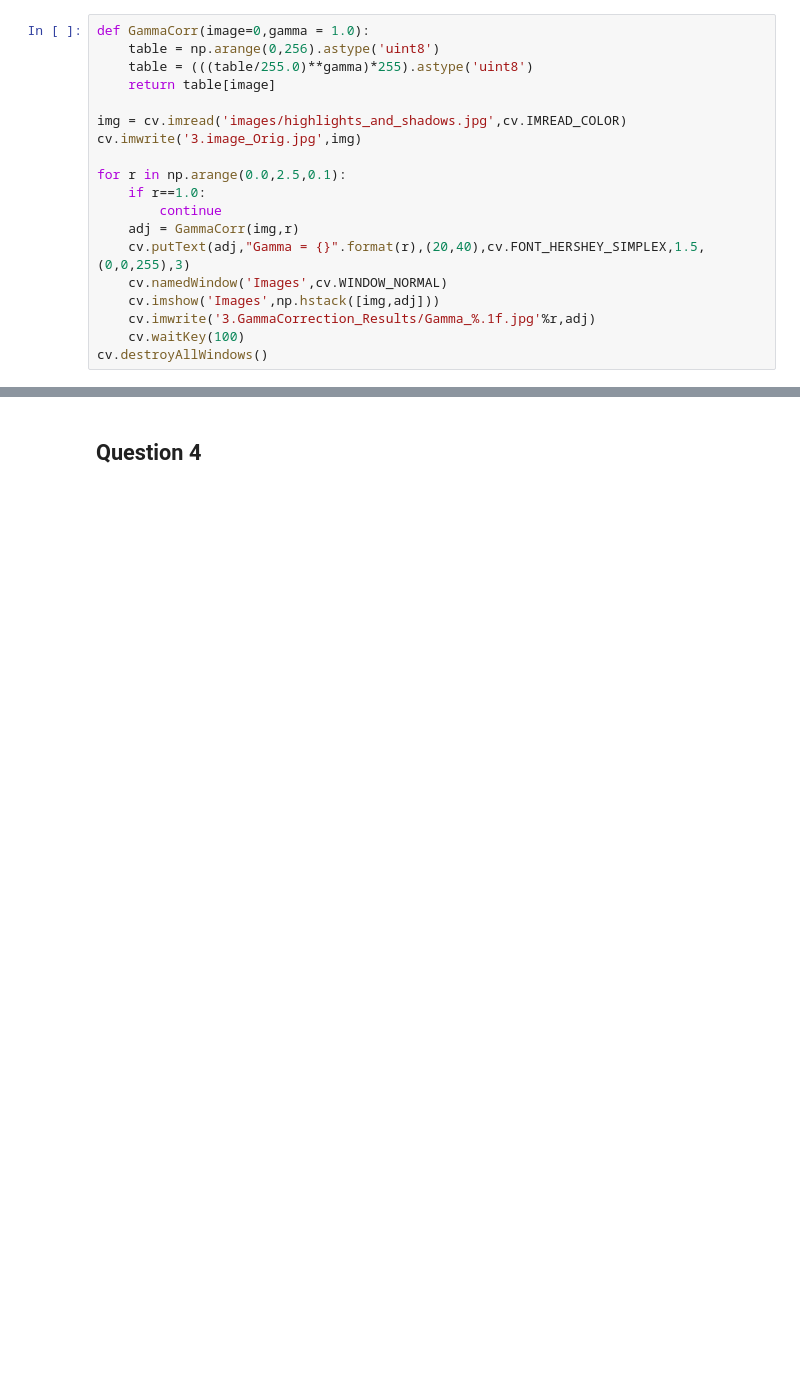
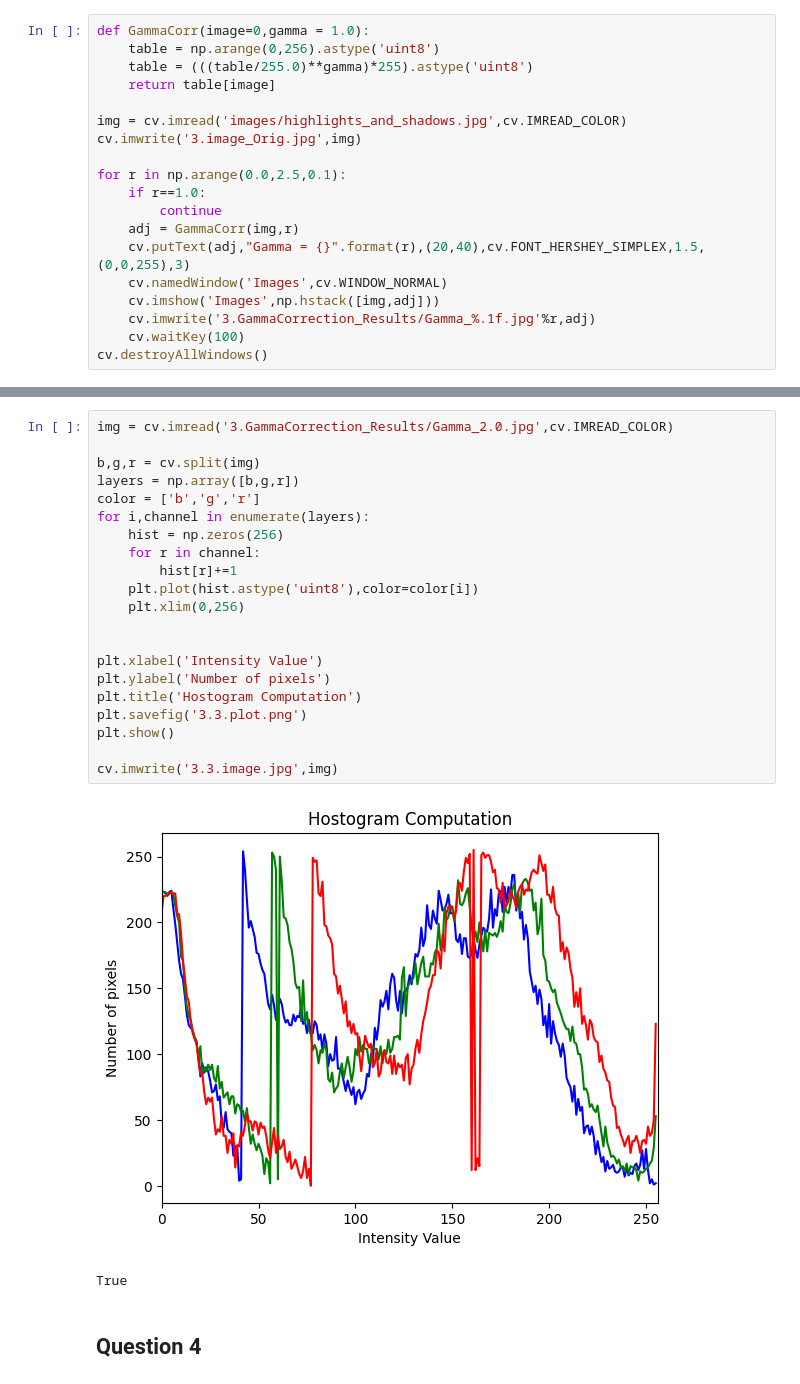
Before and after one commit to SKaushalya98/EN5204-Assignments, a Jupyter notebook: Assignment1/assignment1.ipynb, the cells around one changed output, grey strips where cells are left out. Cells and saved outputs as stored; diff of their text form; blank space fills up the shorter version.

```diff
--- a/Assignment1/assignment1.ipynb
+++ b/Assignment1/assignment1.ipynb
@@ -187,3 +175,27 @@ plt.show()
+# %%
+img = cv.imread('3.GammaCorrection_Results/Gamma_2.0.jpg',cv.IMREAD_COLOR)
+
+b,g,r = cv.split(img)
+layers = np.array([b,g,r])
+color = ['b','g','r']
+for i,channel in enumerate(layers):
+    hist = np.zeros(256)
+    for r in channel:
+        hist[r]+=1
+    plt.plot(hist.astype('uint8'),color=color[i])
+    plt.xlim(0,256)
+
+
+plt.xlabel('Intensity Value')
+plt.ylabel('Number of pixels')
+plt.title('Hostogram Computation')
+plt.savefig('3.3.plot.png')
+plt.show()
+
+cv.imwrite('3.3.image.jpg',img)
+# %% [output]
+[figure, added]
+True
 # %% [markdown]
 ## Question 4
 # %%
```
Also changed, not shown: parts of 17 cells of this notebook, 27 other files.
